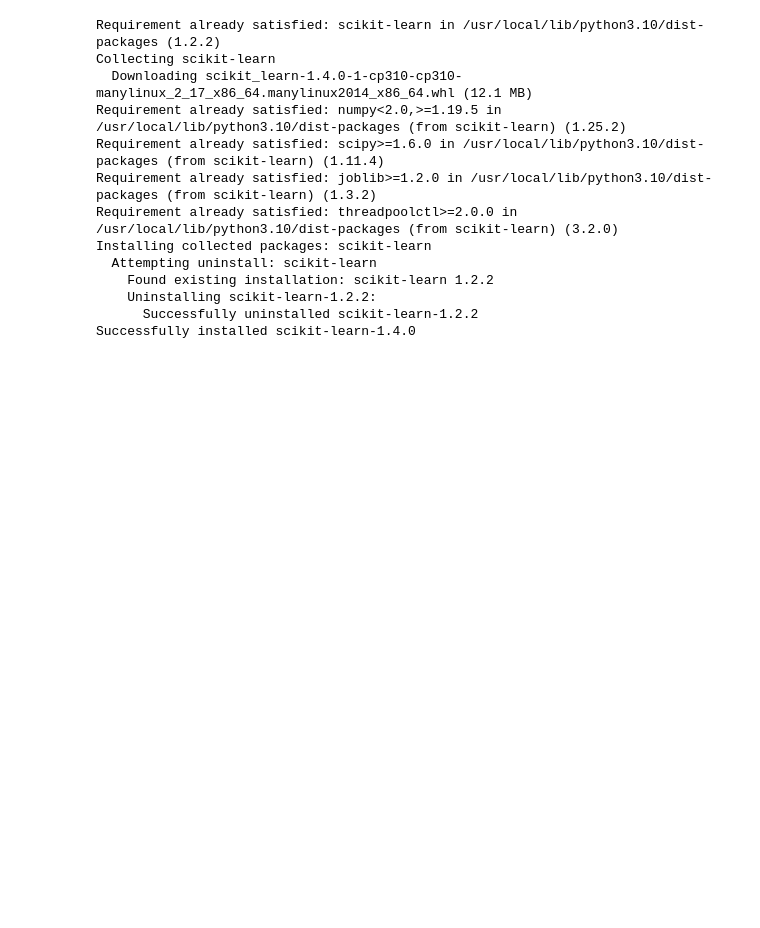
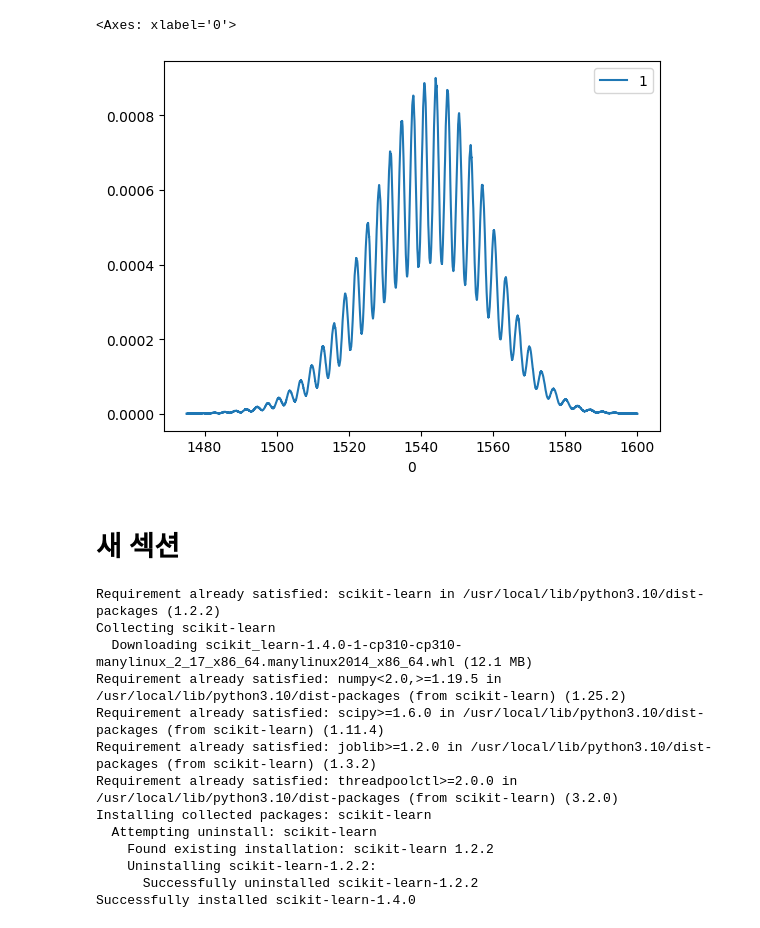
Before and after one commit to kyungmin0101/medical_ai, a Jupyter notebook: 240215/240214_medical_ai.ipynb, the cells around one changed output. Cells and saved outputs as stored; diff of their text form; code cells hidden in the pictures; blank space fills up the shorter version.

```diff
--- a/240215/240214_medical_ai.ipynb
+++ b/240215/240214_medical_ai.ipynb
@@ -22,6 +24,13 @@ for file in glob.glob(path, recursive = True) :
 
   df_list.append(pd.DataFrame(csv_context)[24:])
   ri_list.append(file.split('/')[-2])
+# %%
+df_list[0].astype(float).plot(x=0, y=1)
+# %% [output]
+<Axes: xlabel='0'>
+[figure, added]
+# %% [markdown]
+# 새 섹션
 # %%
 !pip install -U scikit-learn
 # %% [output]
```
Also changed, not shown: parts of 10 cells of this notebook.
